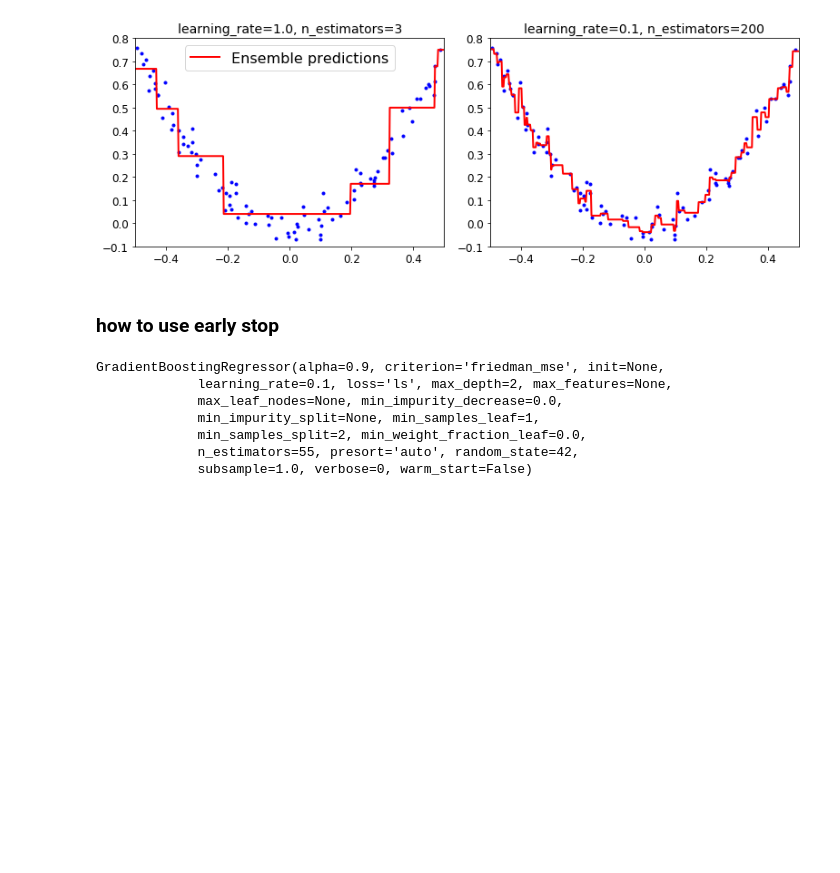
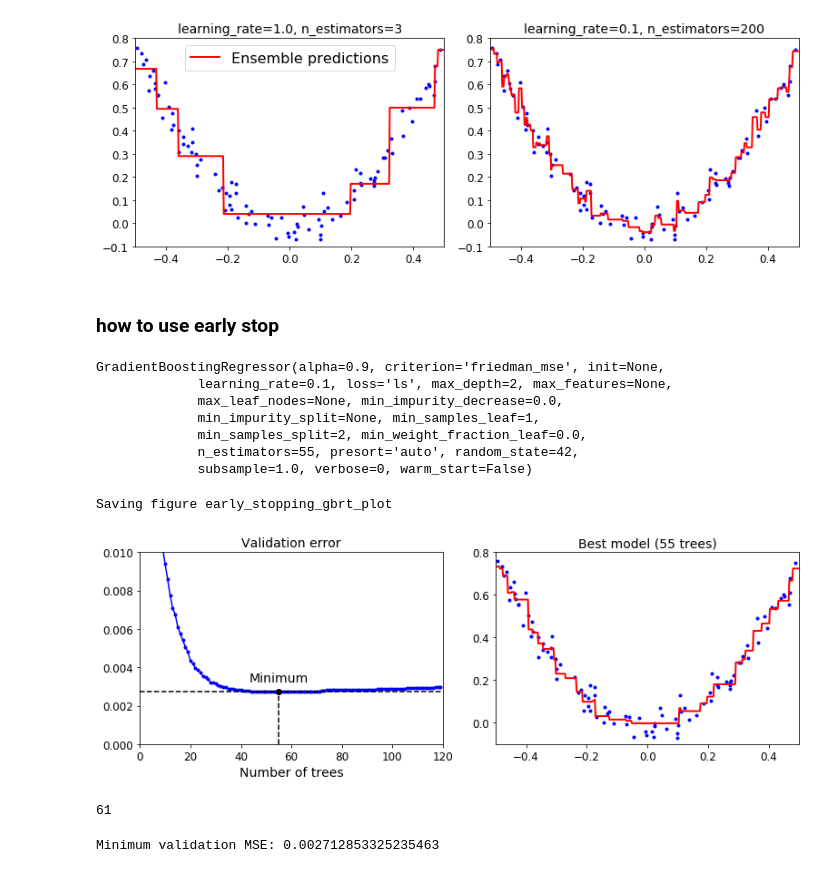
Before and after one commit to Oukaishen/dailyPython, a Jupyter notebook: HandsOnSKTF/Ensemble Learning and RF.ipynb, the cells around one changed output. Cells and saved outputs as stored; diff of their text form; code cells hidden in the pictures; blank space fills up the shorter version.

```diff
--- a/HandsOnSKTF/Ensemble Learning and RF.ipynb
+++ b/HandsOnSKTF/Ensemble Learning and RF.ipynb
@@ -463,3 +463,27 @@ GradientBoostingRegressor(alpha=0.9, criterion='friedman_mse', init=None,
              min_samples_split=2, min_weight_fraction_leaf=0.0,
              n_estimators=55, presort='auto', random_state=42,
              subsample=1.0, verbose=0, warm_start=False)
+# %%
+min_error = np.min(errors)
+# %%
+plt.figure(figsize=(11, 4))
+
+plt.subplot(121)
+plt.plot(errors, "b.-")
+plt.plot([bst_n_estimators, bst_n_estimators], [0, min_error], "k--")
+plt.plot([0, 120], [min_error, min_error], "k--")
+plt.plot(bst_n_estimators, min_error, "ko")
+plt.text(bst_n_estimators, min_error*1.2, "Minimum", ha="center", fontsize=14)
+plt.axis([0, 120, 0, 0.01])
+plt.xlabel("Number of trees")
+plt.title("Validation error", fontsize=14)
+
+plt.subplot(122)
+plot_predictions([gbrt_best], X, y, axes=[-0.5, 0.5, -0.1, 0.8])
+plt.title("Best model (%d trees)" % bst_n_estimators, fontsize=14)
+
+save_fig("early_stopping_gbrt_plot")
+plt.show()
+# %% [output]
+Saving figure early_stopping_gbrt_plot
+[figure, added]
@@ -465,0 +507,8 @@ GradientBoostingRegressor(alpha=0.9, criterion='friedman_mse', init=None,
+# %%
+print(gbrt.n_estimators)
+# %% [output]
+61
+# %%
+print("Minimum validation MSE:", min_val_error)
+# %% [output]
+Minimum validation MSE: 0.002712853325235463
```
Also changed, not shown: parts of 1 cell of this notebook.
